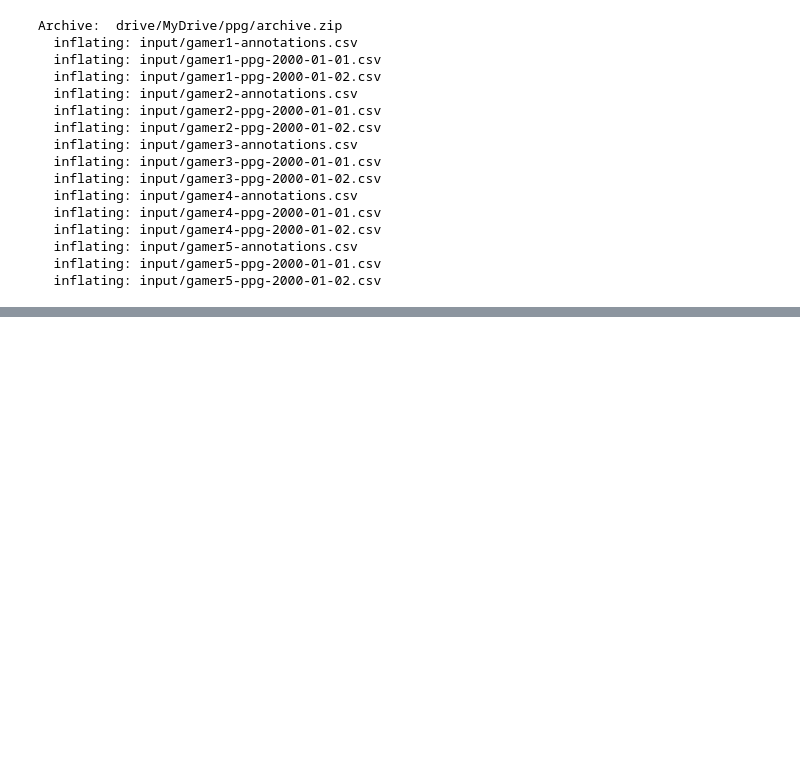
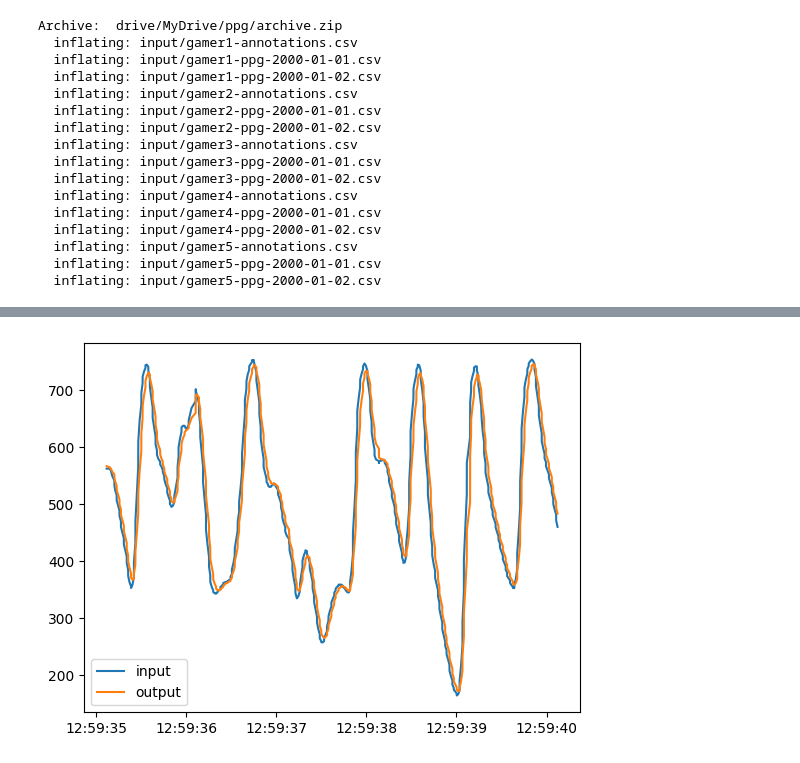
Before and after one commit to SJinLee/PPG, a Jupyter notebook: 03.LF_HF.ipynb, the cells around one changed output, grey strips where cells are left out. Cells and saved outputs as stored; diff of their text form; code cells hidden in the pictures; blank space fills up the shorter version.

```diff
--- a/03.LF_HF.ipynb
+++ b/03.LF_HF.ipynb
@@ -63 +58,26 @@ while True:
+# %%
+def get_lowpass(ppg):
+    ppg2 = ppg.copy()
+    d = 0.7
+    a = d
+    b = 1-d
+    xi = ppg2['Red_Signal'].values[1:].astype(float).copy()
+    v = ppg2['Red_Signal'].values.astype(float).copy()
+    y = v[0]
+    i = 1
+    for x in xi:
+        y += b*(x-y)
+        v[i] = y
+        i += 1
+    ppg2['Red_Signal2'] = v
+    ppg2['Time'] = pd.to_datetime(ppg2['Time'])
+    return ppg2
+# %%
+def draw_ppg(ppg2,start,period):
+    t = ppg2['Time'][start:start+period]
+    x = ppg2['Red_Signal'][start:start+period]
+    y = ppg2['Red_Signal2'][start:start+period]
+    plt.plot(t,x,label='input')
+    plt.plot(t,y,label='output')
+    plt.legend()
 # %%
@@ -69,0 +149,5 @@ a = pd.to_datetime(ppg2.iloc[idx+1]['Time']).diff().iloc[1:] / pd.to_timedelta(1
+# %%
+start,period=30000,500
+draw_ppg(ppg2,start,period)
+# %% [output]
+[figure, added]
```
Also changed, not shown: parts of 28 cells of this notebook.
